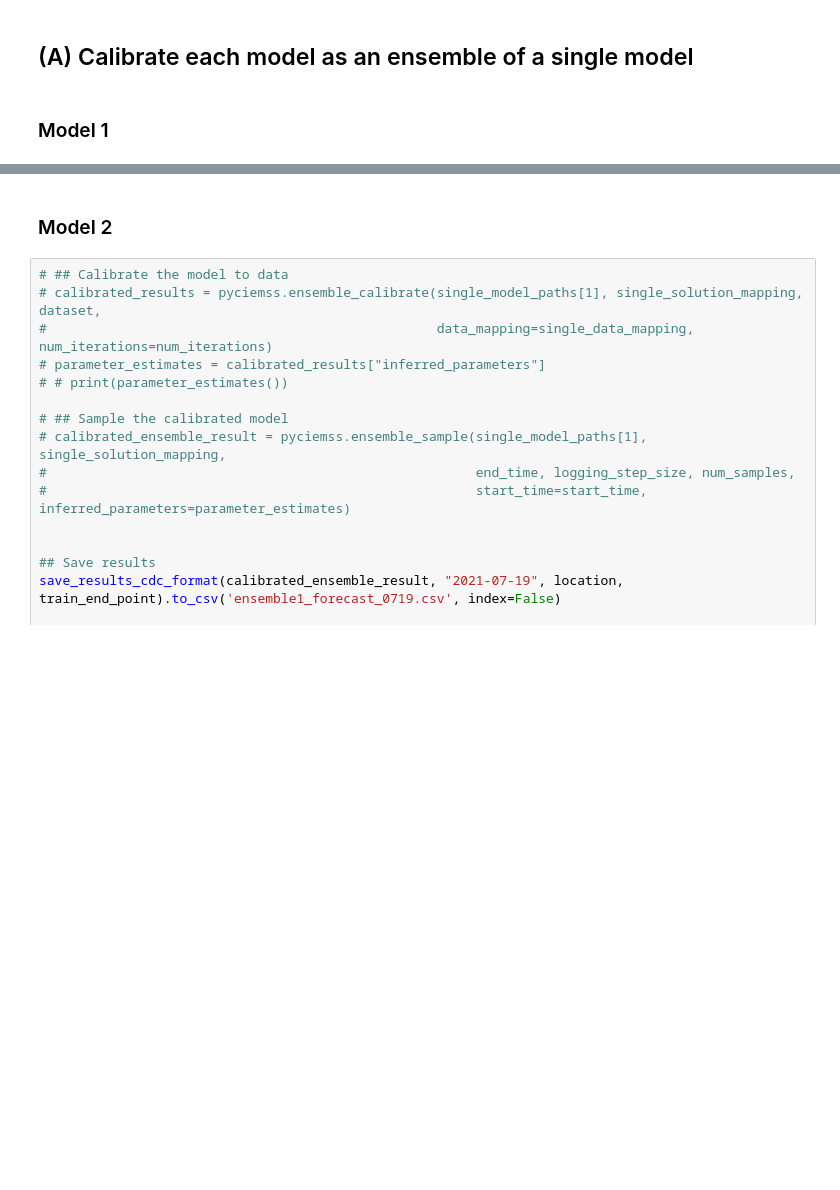
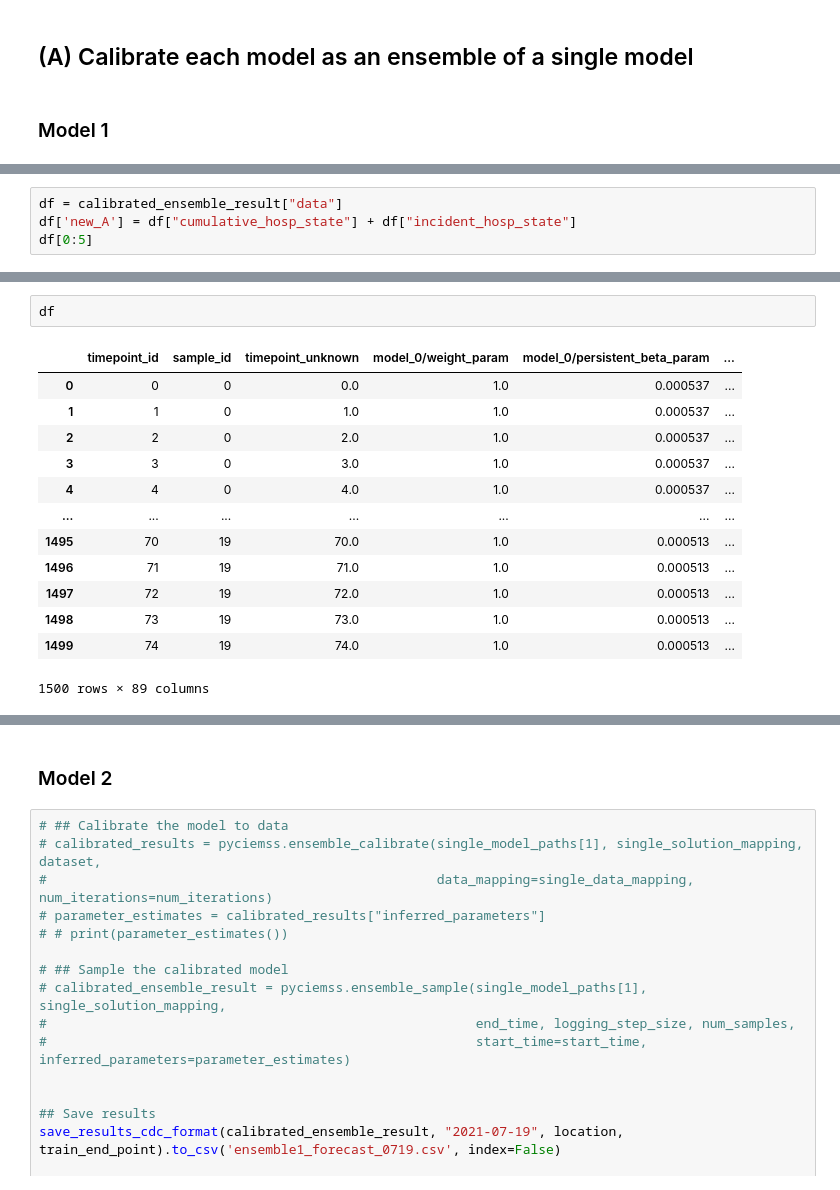
Before and after one commit to ciemss/program-milestones, a Jupyter notebook: 18-month-milestone/evaluation/Epi_Ensemble_Challenge/CIEMSS_Team_Ensemble_Challenge.ipynb, the cells around one changed output, grey strips where cells are left out. Drawn from its saved outputs; the diff is of its cells as text; blank space fills up the shorter version.

Commit message:
updating models

```diff
--- a/18-month-milestone/evaluation/Epi_Ensemble_Challenge/CIEMSS_Team_Ensemble_Challenge.ipynb
+++ b/18-month-milestone/evaluation/Epi_Ensemble_Challenge/CIEMSS_Team_Ensemble_Challenge.ipynb
@@ -163 +169,5 @@ Data printout: This dataset contains 46 rows of data. The first column, Timestam
 [figure]
+# %%
+df = calibrated_ensemble_result["data"]
+df['new_A'] = df["cumulative_hosp_state"] + df["incident_hosp_state"]
+df[0:5]
@@ -163,0 +182,16 @@ Data printout: This dataset contains 46 rows of data. The first column, Timestam
+# %%
+df
+# %% [output]
+|  | timepoint_id | sample_id | timepoint_unknown | model_0/weight_param | model_0/persistent_beta_param | ... |
+| 0 | 0 | 0 | 0.0 | 1.0 | 0.000537 | ... |
+| 1 | 1 | 0 | 1.0 | 1.0 | 0.000537 | ... |
+| 2 | 2 | 0 | 2.0 | 1.0 | 0.000537 | ... |
+| 3 | 3 | 0 | 3.0 | 1.0 | 0.000537 | ... |
+| 4 | 4 | 0 | 4.0 | 1.0 | 0.000537 | ... |
+| ... | ... | ... | ... | ... | ... | ... |
+| 1495 | 70 | 19 | 70.0 | 1.0 | 0.000513 | ... |
+| 1496 | 71 | 19 | 71.0 | 1.0 | 0.000513 | ... |
+| 1497 | 72 | 19 | 72.0 | 1.0 | 0.000513 | ... |
+| 1498 | 73 | 19 | 73.0 | 1.0 | 0.000513 | ... |
+| 1499 | 74 | 19 | 74.0 | 1.0 | 0.000513 | ... |
+1500 rows × 89 columns
```
Also changed, not shown: parts of 7 cells of this notebook, 6 other files.
